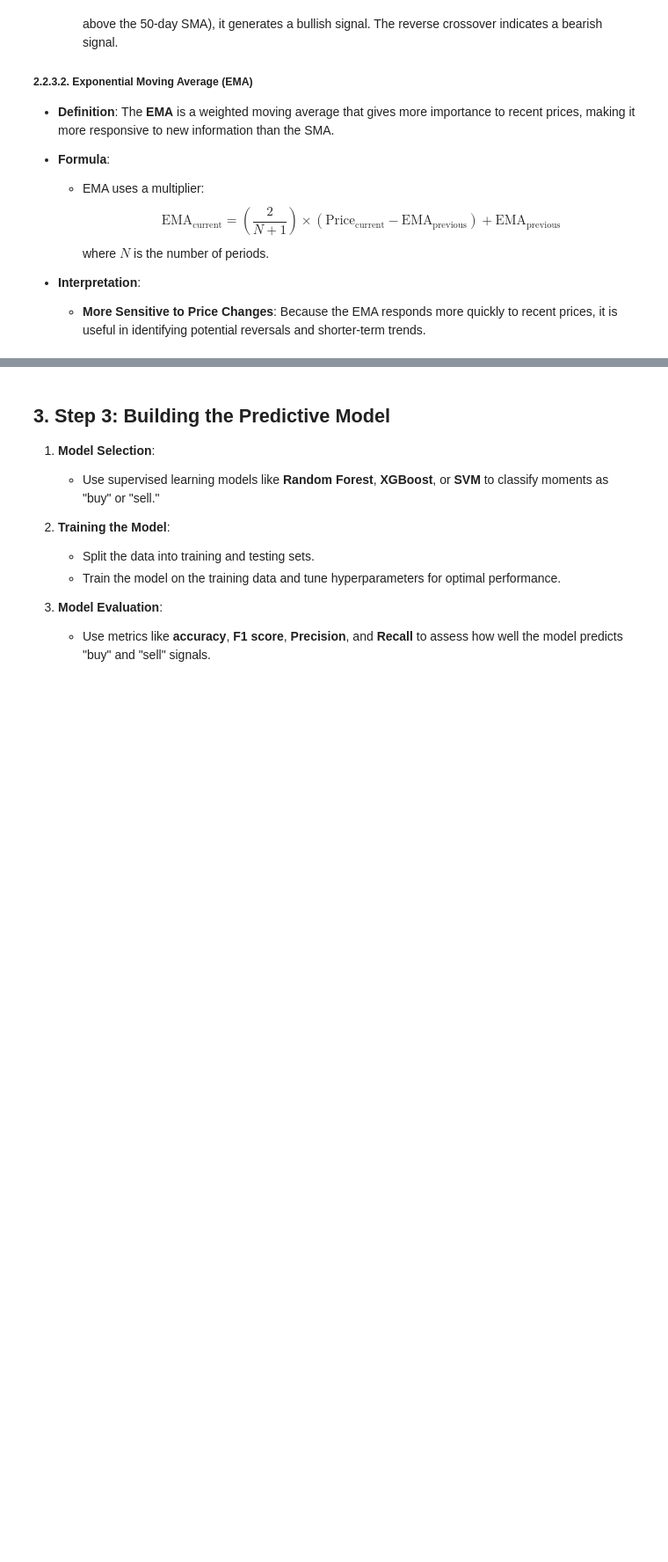
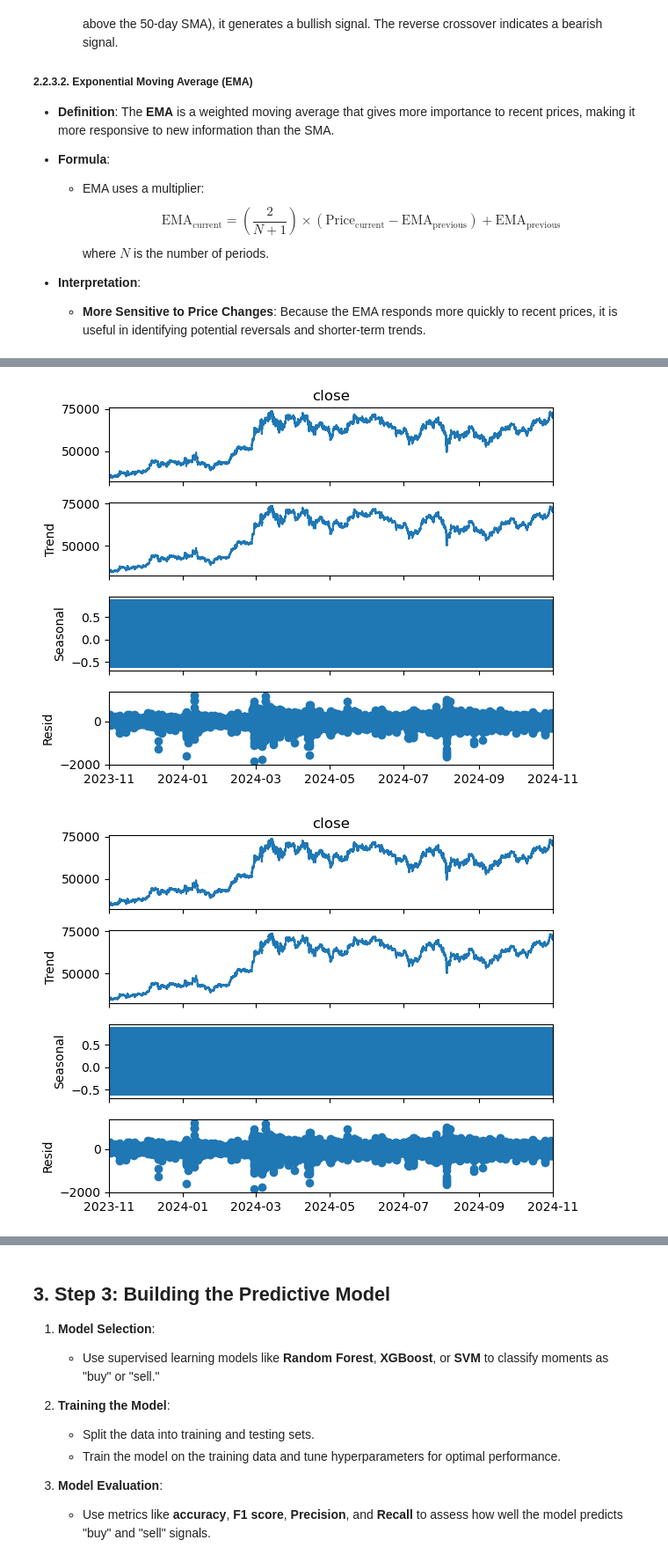
Before and after one commit to kostadinlambov/Algorithmic-Trading-Bot, a Jupyter notebook: Notebook/Algorithmic Trading Bot.ipynb, the cells around one changed output, grey strips where cells are left out. Shown at 88% size. Saved outputs shown, nothing was run; the diff lists cells and outputs as text; code cells hidden in the pictures; blank space fills up the shorter version.

```diff
--- a/Notebook/Algorithmic Trading Bot.ipynb
+++ b/Notebook/Algorithmic Trading Bot.ipynb
@@ -202,0 +182,2 @@ btc_price_data_1_year
+# %%
+btc_price_data_1_year = btc_price_data_1_year.drop(columns = ["date", "time"])
@@ -202,0 +212,2 @@ btc_price_data_1_year
+# %%
+btc_price_data_1_year.set_index('timestamp', inplace=True, drop = True)
@@ -202,0 +222,6 @@ btc_price_data_1_year
+# %%
+btc_price_data_1_year['year'] = btc_price_data_1_year.index.year
+btc_price_data_1_year['month'] = btc_price_data_1_year.index.month
+btc_price_data_1_year['day'] = btc_price_data_1_year.index.day
+btc_price_data_1_year['weekday'] = btc_price_data_1_year.index.weekday  # Monday=0, Sunday=6
+btc_price_data_1_year['hour'] = btc_price_data_1_year.index.hour
@@ -202,0 +230,6 @@ btc_price_data_1_year
+# %%
+# Extract hour and weekday
+btc_price_data_1_year['hour_sin'] = np.sin(2 * np.pi * btc_price_data_1_year.index.hour / 24)  # Hour sin encoding
+btc_price_data_1_year['hour_cos'] = np.cos(2 * np.pi * btc_price_data_1_year.index.hour / 24)  # Hour cos encoding
+btc_price_data_1_year['weekday_sin'] = np.sin(2 * np.pi * btc_price_data_1_year.index.weekday / 7)  # Weekday sin encoding
+btc_price_data_1_year['weekday_cos'] = np.cos(2 * np.pi * btc_price_data_1_year.index.weekday / 7)  # Weekday cos encoding
@@ -354,0 +447,5 @@ btc_price_data_1_year = calculate_moving_averages(btc_price_data_1_year)
+# %%
+seasonal_decompose(btc_price_data_1_year.close, period = 24).plot()
+# %% [output]
+[figure, added]
+[figure, added]
```
Also changed, not shown: parts of 104 cells of this notebook, 9 other files.
